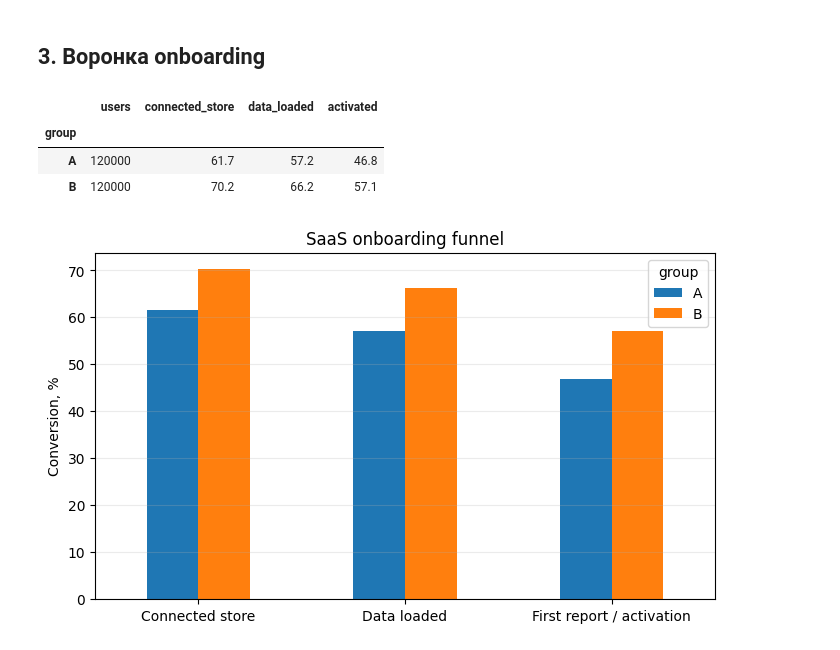
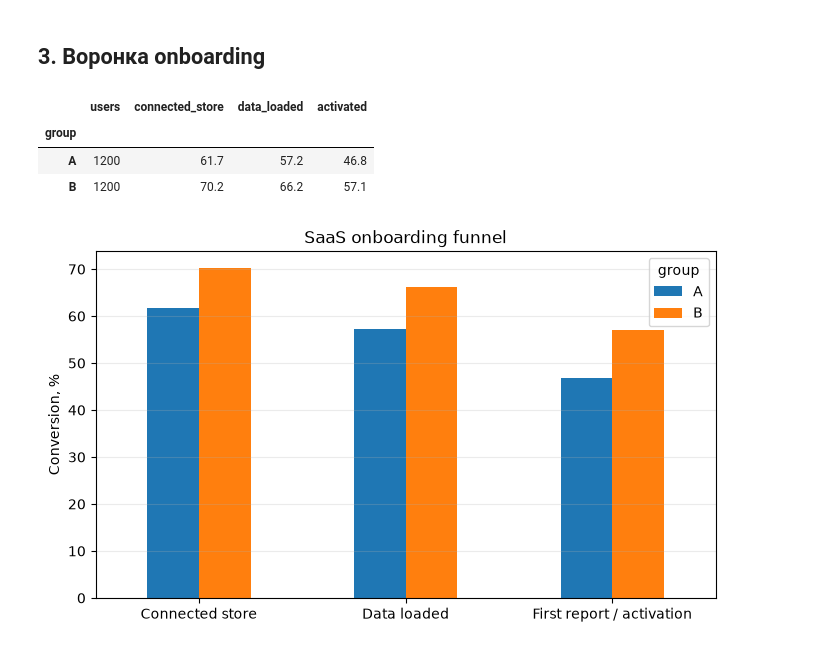
Before and after one commit to adhamov8/saas-onboarding-ab-test, a Jupyter notebook: saas-onboarding-ab-test.ipynb, the cells around one changed output. Cells and saved outputs as stored; diff of their text form; code cells hidden in the pictures.

```diff
--- a/saas-onboarding-ab-test.ipynb
+++ b/saas-onboarding-ab-test.ipynb
@@ -137,17 +137,23 @@ Channel balance p-value: 0.373
 # %%
 funnel = df.groupby('group').agg(
     users=('user_id', 'count'),
     connected_store=('connected_store', 'mean'),
     data_loaded=('data_loaded', 'mean'),
     activated=('activated', 'mean')
 )
 
-display((funnel * 100).round(1))
+funnel_display = funnel.copy()
+
+funnel_display[
+    ["connected_store", "data_loaded", "activated"]
+] *= 100
+
+display(funnel_display.round(1))
 # %% [output]
 |  | users | connected_store | data_loaded | activated |
 | group |  |  |  |  |
-| A | 120000 | 61.7 | 57.2 | 46.8 |
-| B | 120000 | 70.2 | 66.2 | 57.1 |
+| A | 1200 | 61.7 | 57.2 | 46.8 |
+| B | 1200 | 70.2 | 66.2 | 57.1 |
 # %%
 plot_df = funnel[['connected_store', 'data_loaded', 'activated']].T * 100
 plot_df.index = ['Connected store', 'Data loaded', 'First report / activation']
```
Also changed, not shown: parts of 2 cells of this notebook.
